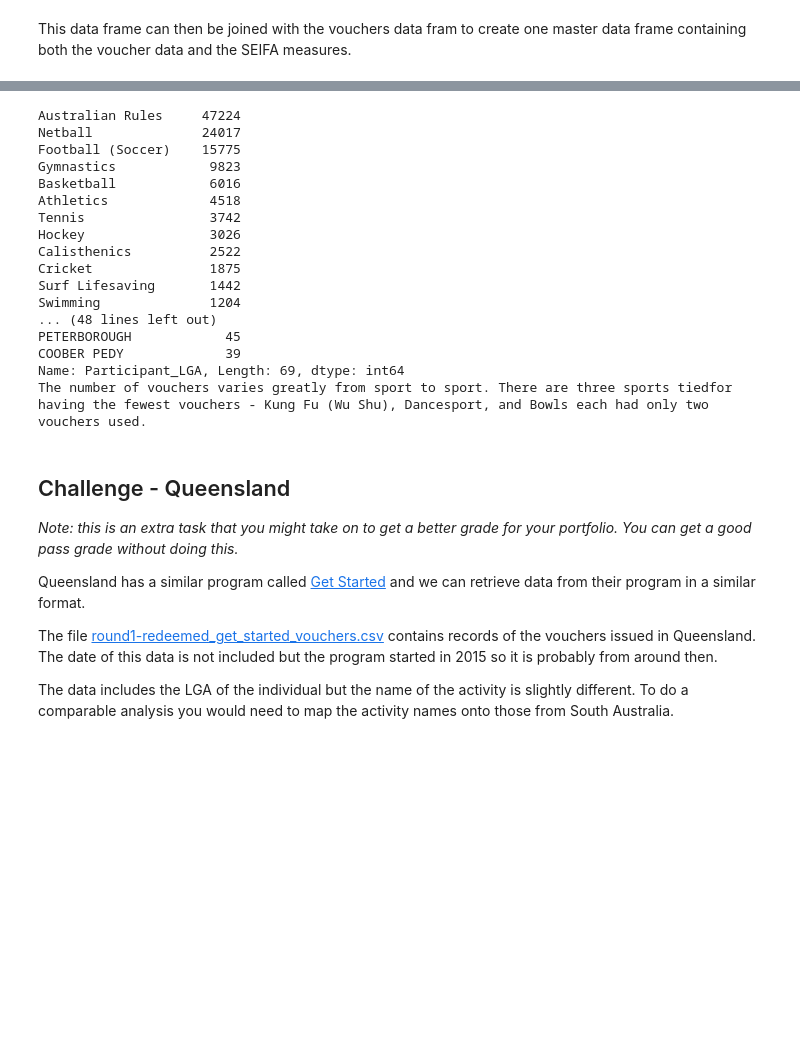
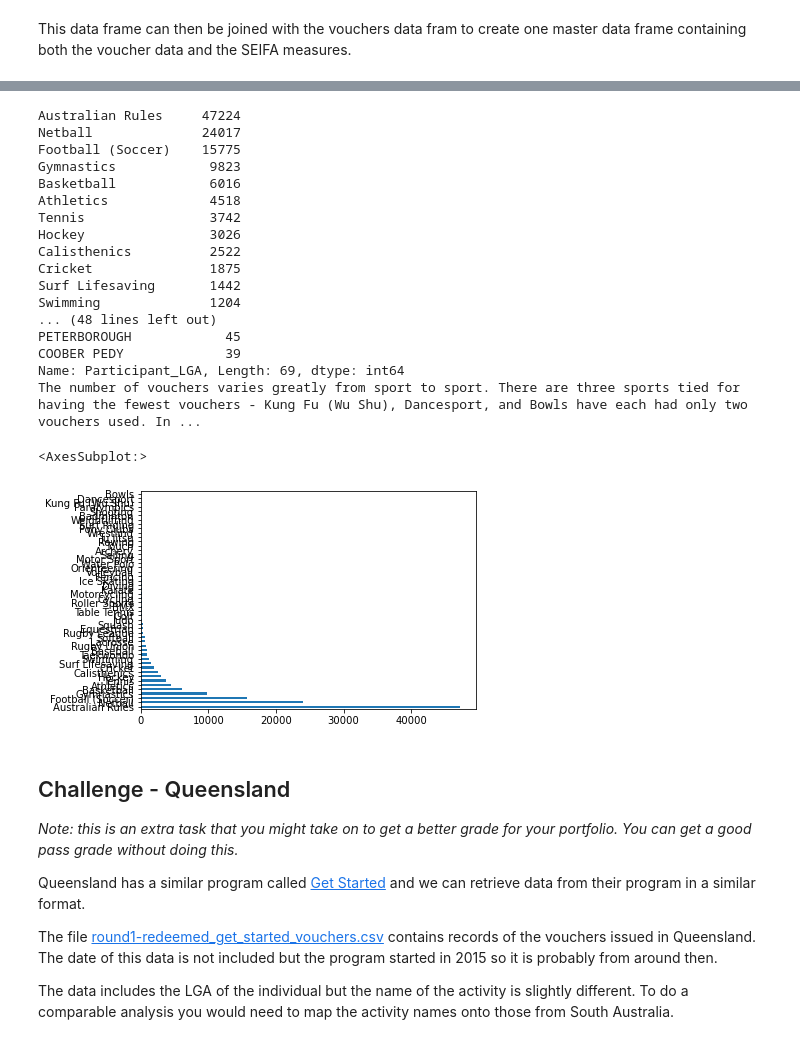
Before and after one commit to Michael-Kneale/Data-Analysis-Portfolio, a Jupyter notebook: Portfolio 2.ipynb, the cells around one changed output, grey strips where cells are left out. Drawn from its saved outputs; the diff is of its cells as text; code cells hidden in the pictures; blank space fills up the shorter version.

Commit message:
Made further progress on Portfolio 2 with question 1
Made a bar graph with the sports data. Have to work out how to only display a few helpful examples, rather  than every sport.

```diff
--- a/Portfolio 2.ipynb
+++ b/Portfolio 2.ipynb
@@ -84,36 +84,42 @@ sa_vouchers_scores.head()
 print(sa_vouchers_scores['Voucher_Sport'].value_counts())
 print(sa_vouchers_scores['Participant_LGA'].value_counts())
 print("The number of vouchers varies greatly from sport to sport. There are three sports tied "
-      "for having the fewest vouchers - Kung Fu (Wu Shu), Dancesport, and Bowls each had only two vouchers used.")
+      "for having the fewest vouchers - Kung Fu (Wu Shu), Dancesport, and Bowls have each had "
+      "only two vouchers used. In contrast, the sports with the most vouchers had tens of "
+      "thousands; Australian Rules had the most at 47224, followed by Netball at 24017 and "
+      "Soccer at 15775.")
+sa_vouchers_scores['Voucher_Sport'].value_counts().plot(kind = 'barh')
 
 #Are some sports more popular in different parts of the state?
 
 
 #Are any LGAs over/under represented in their use of vouchers?
 #sa_vouchers_scores['result'] = sa_vouchers_scores['Population'] / sa_vouchers_scores['Participant_Suburb'].value_counts()
 #sa_vouchers_scores['result'].head()
 #print(sa_vouchers_scores['Participant_LGA'].value_counts())
 #sa_vouchers_scores['Result'] = sa_vouchers_scores['Participant_LGA'] / sa_vouchers_scores['Population']
 
 #Is there a relationship between any of the SEIFA measures and voucher use in an LGA?
 # %% [output]
 Australian Rules     47224
 Netball              24017
 Football (Soccer)    15775
 Gymnastics            9823
 Basketball            6016
 Athletics             4518
 Tennis                3742
 Hockey                3026
 Calisthenics          2522
 Cricket               1875
 Surf Lifesaving       1442
 Swimming              1204
 ... (48 lines left out)
 PETERBOROUGH            45
 COOBER PEDY             39
 Name: Participant_LGA, Length: 69, dtype: int64
-The number of vouchers varies greatly from sport to sport. There are three sports tiedfor having the fewest vouchers - Kung Fu (Wu Shu), Dancesport, and Bowls each had only two vouchers used.
+The number of vouchers varies greatly from sport to sport. There are three sports tied for having the fewest vouchers - Kung Fu (Wu Shu), Dancesport, and Bowls have each had only two vouchers used. In ...
+<AxesSubplot:>
+[figure, added]
 # %% [markdown]
 ## Challenge - Queensland
 
```
